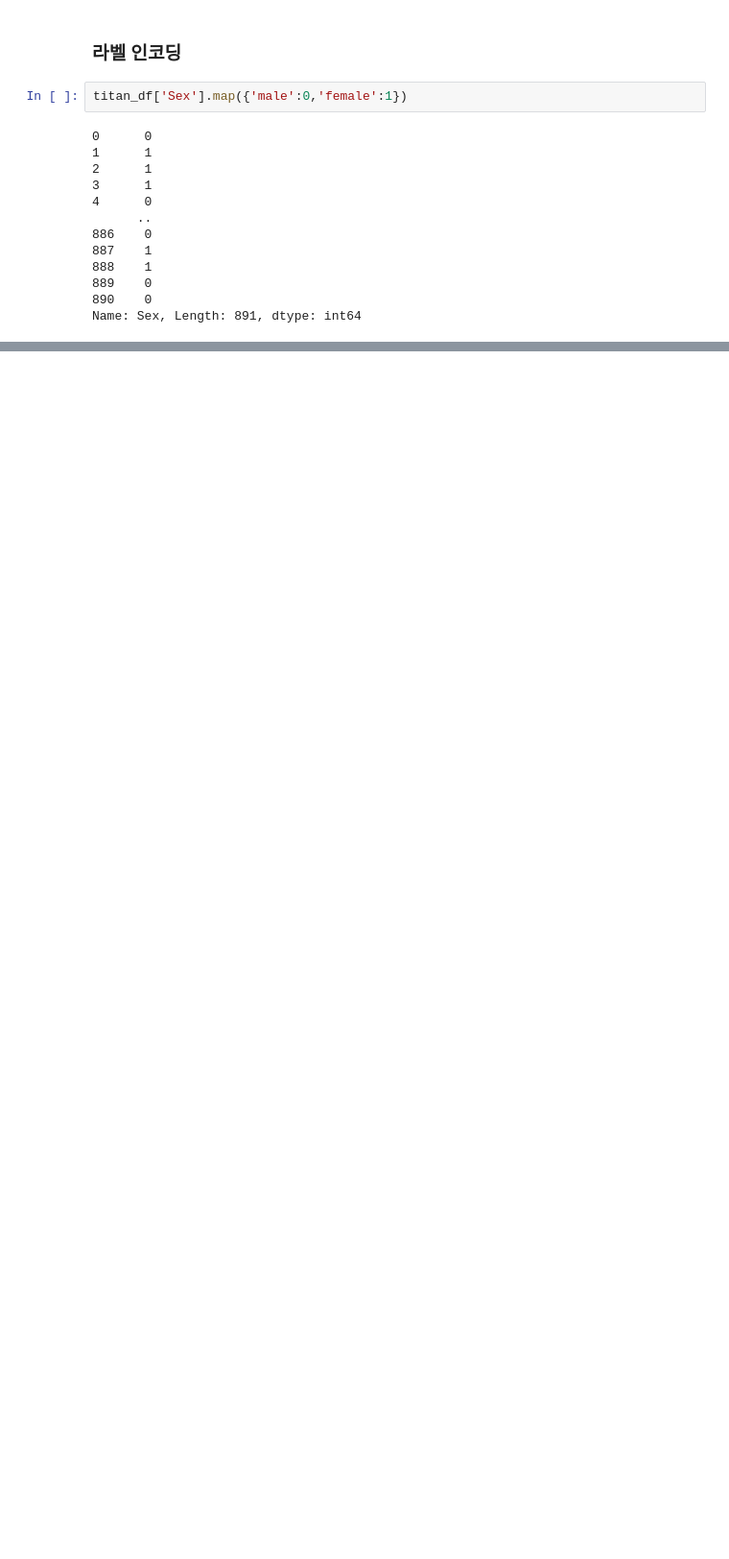
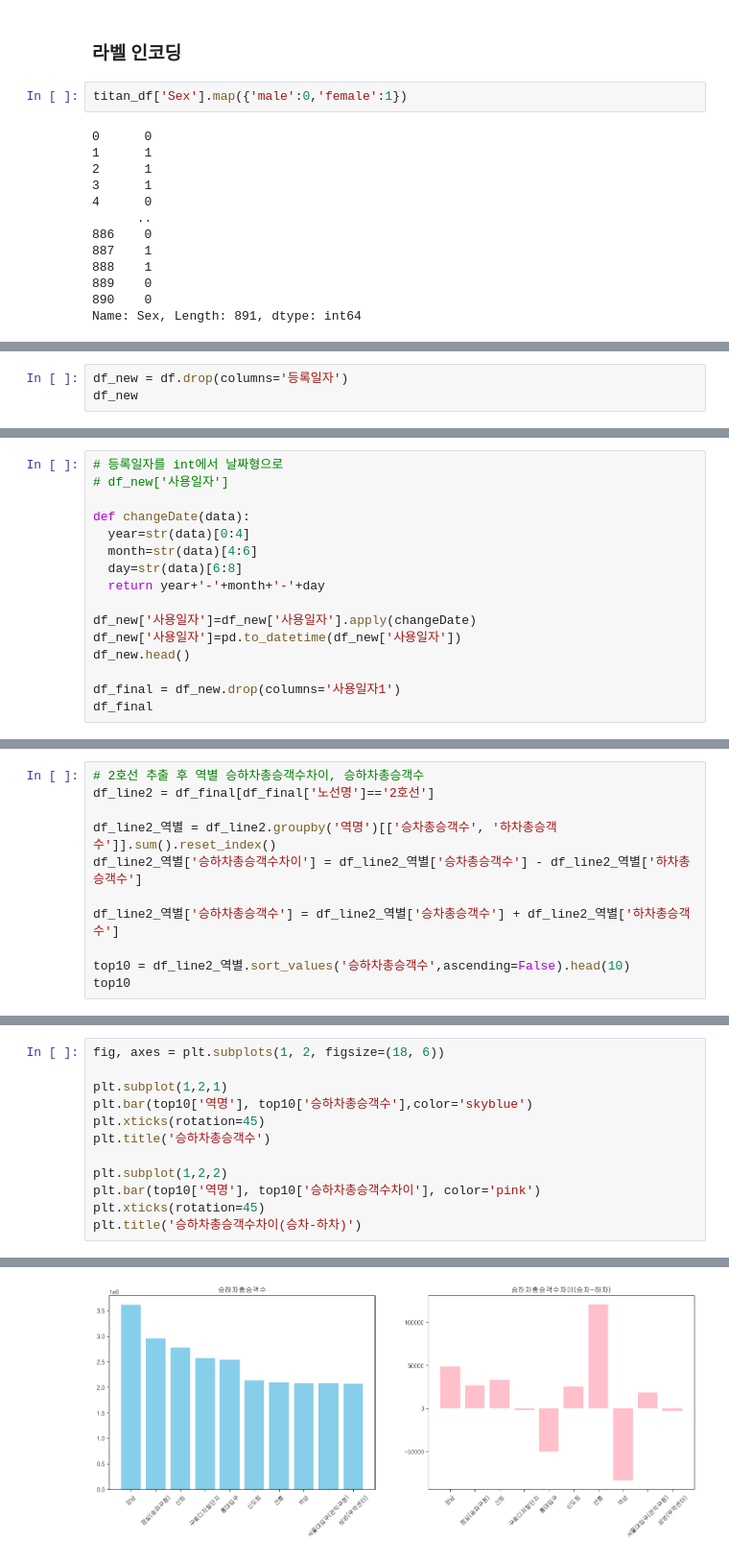
Before and after one commit to sohson/hipython, a Jupyter notebook: 42.데이터전처리.ipynb, the cells around one changed output, grey strips where cells are left out. Shown at 96% size. Saved outputs shown, nothing was run; the diff lists cells and outputs as text; blank space fills up the shorter version.

```diff
--- a/42.데이터전처리.ipynb
+++ b/42.데이터전처리.ipynb
@@ -773,0 +940,3 @@ Name: Sex, Length: 891, dtype: int64
+# %%
+df_new = df.drop(columns='등록일자')
+df_new
@@ -773,0 +972,16 @@ Name: Sex, Length: 891, dtype: int64
+# %%
+# 등록일자를 int에서 날짜형으로
+# df_new['사용일자']
+
+def changeDate(data):
+  year=str(data)[0:4]
+  month=str(data)[4:6]
+  day=str(data)[6:8]
+  return year+'-'+month+'-'+day
+
+df_new['사용일자']=df_new['사용일자'].apply(changeDate)
+df_new['사용일자']=pd.to_datetime(df_new['사용일자'])
+df_new.head()
+
+df_final = df_new.drop(columns='사용일자1')
+df_final
@@ -773,0 +1002,11 @@ Name: Sex, Length: 891, dtype: int64
+# %%
+# 2호선 추출 후 역별 승하차총승객수차이, 승하차총승객수
+df_line2 = df_final[df_final['노선명']=='2호선']
+
+df_line2_역별 = df_line2.groupby('역명')[['승차총승객수', '하차총승객수']].sum().reset_index()
+df_line2_역별['승하차총승객수차이'] = df_line2_역별['승차총승객수'] - df_line2_역별['하차총승객수']
+
+df_line2_역별['승하차총승객수'] = df_line2_역별['승차총승객수'] + df_line2_역별['하차총승객수']
+
+top10 = df_line2_역별.sort_values('승하차총승객수',ascending=False).head(10)
+top10
@@ -773,0 +1025,13 @@ Name: Sex, Length: 891, dtype: int64
+# %%
+fig, axes = plt.subplots(1, 2, figsize=(18, 6))
+
+plt.subplot(1,2,1)
+plt.bar(top10['역명'], top10['승하차총승객수'],color='skyblue')
+plt.xticks(rotation=45)
+plt.title('승하차총승객수')
+
+plt.subplot(1,2,2)
+plt.bar(top10['역명'], top10['승하차총승객수차이'], color='pink')
+plt.xticks(rotation=45)
+plt.title('승하차총승객수차이(승차-하차)')
+# %% [output]
@@ -773,0 +1039 @@ Name: Sex, Length: 891, dtype: int64
+[figure, added]
```
Also changed, not shown: parts of 20 cells of this notebook.
